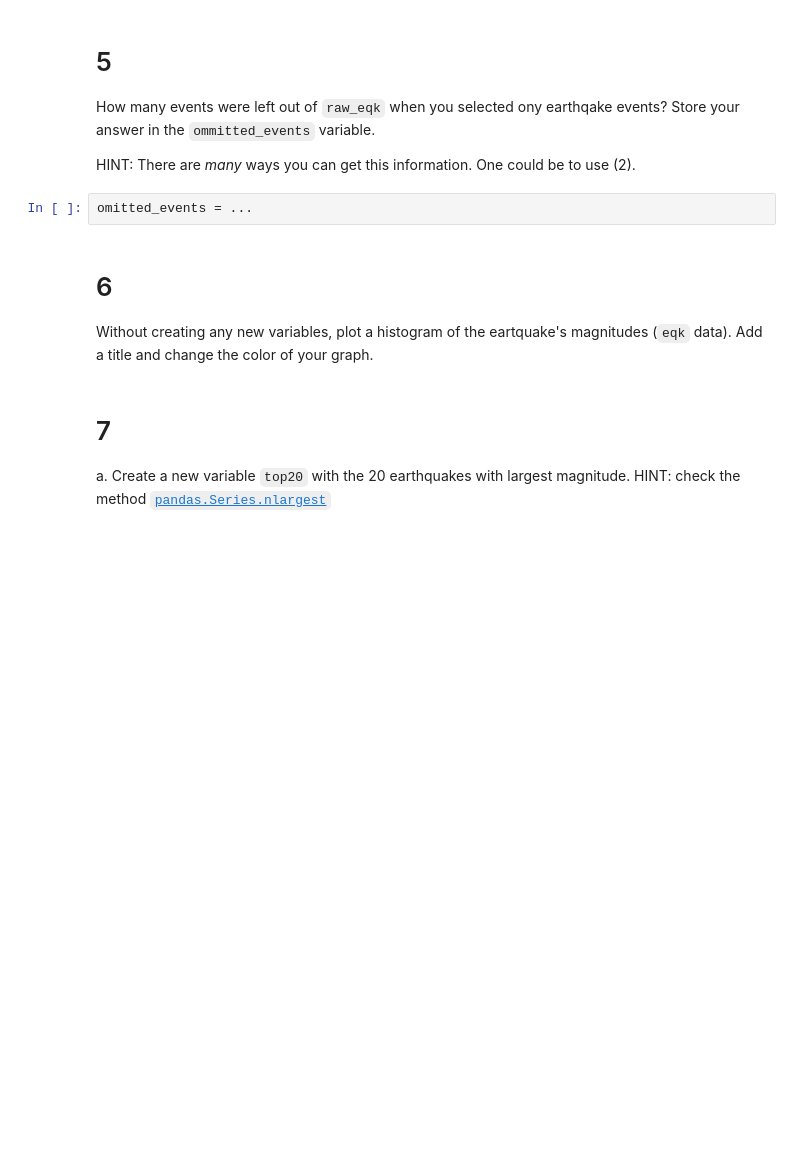
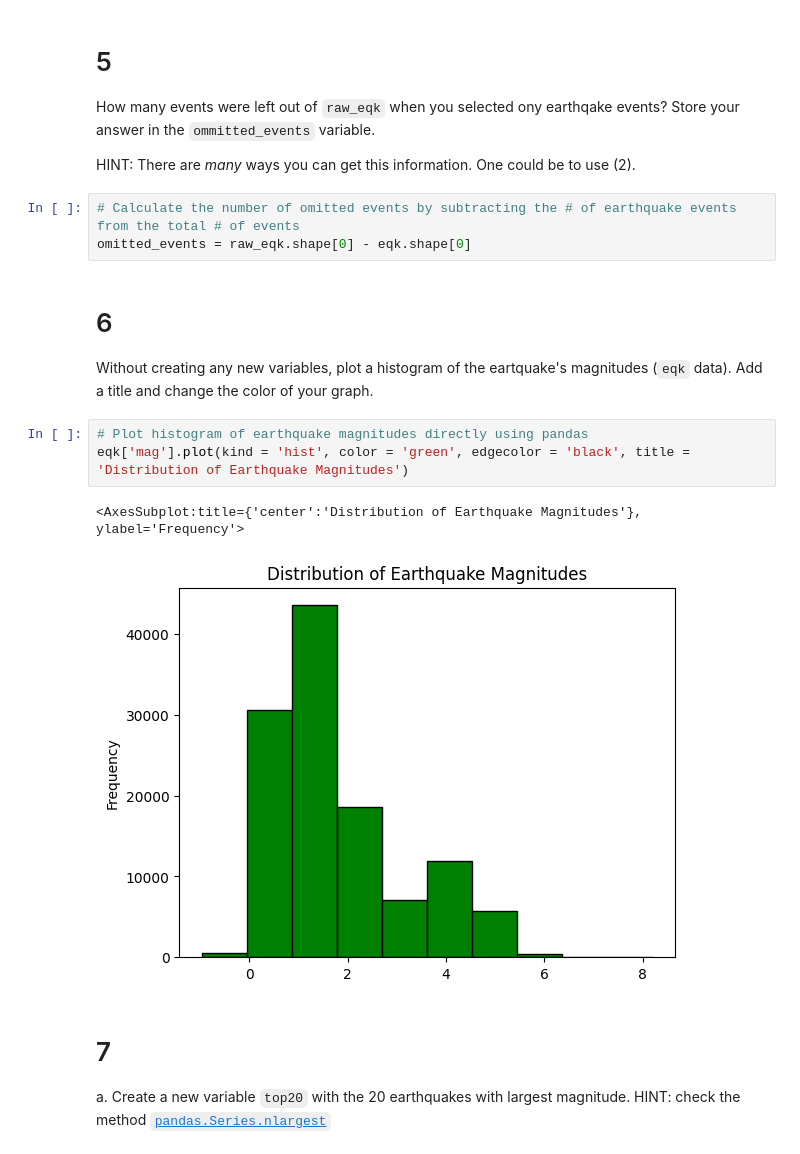
Before and after one commit to takeenshamloo/eds220-hwk1, a Jupyter notebook: hwk1-task3-earthquakes.ipynb, the cells around one changed output. Cells and saved outputs as stored; diff of their text form; blank space fills up the shorter version.

Commit message:
Calculate omitted events and plot histogram of earthquake magnitudes

```diff
--- a/hwk1-task3-earthquakes.ipynb
+++ b/hwk1-task3-earthquakes.ipynb
@@ -156,13 +156,20 @@ eqk_3
 How many events were left out of `raw_eqk` when you selected ony earthqake events? Store your answer in the `ommitted_events` variable.
 
 HINT: There are *many* ways you can get this information. One could be to use (2).
-# %%
-omitted_events = ...
+# %%
+# Calculate the number of omitted events by subtracting the # of earthquake events from the total # of events
+omitted_events = raw_eqk.shape[0] - eqk.shape[0]
 # %% [markdown]
 <!-- BEGIN QUESTION -->
 
 # 6
 Without creating any new variables, plot a histogram of the eartquake's magnitudes (`eqk` data). Add a title and change the color of your graph.
+# %%
+# Plot histogram of earthquake magnitudes directly using pandas
+eqk['mag'].plot(kind = 'hist', color = 'green', edgecolor = 'black', title = 'Distribution of Earthquake Magnitudes')
+# %% [output]
+<AxesSubplot:title={'center':'Distribution of Earthquake Magnitudes'}, ylabel='Frequency'>
+[figure, added]
 # %% [markdown]
 <!-- END QUESTION -->
 
```
